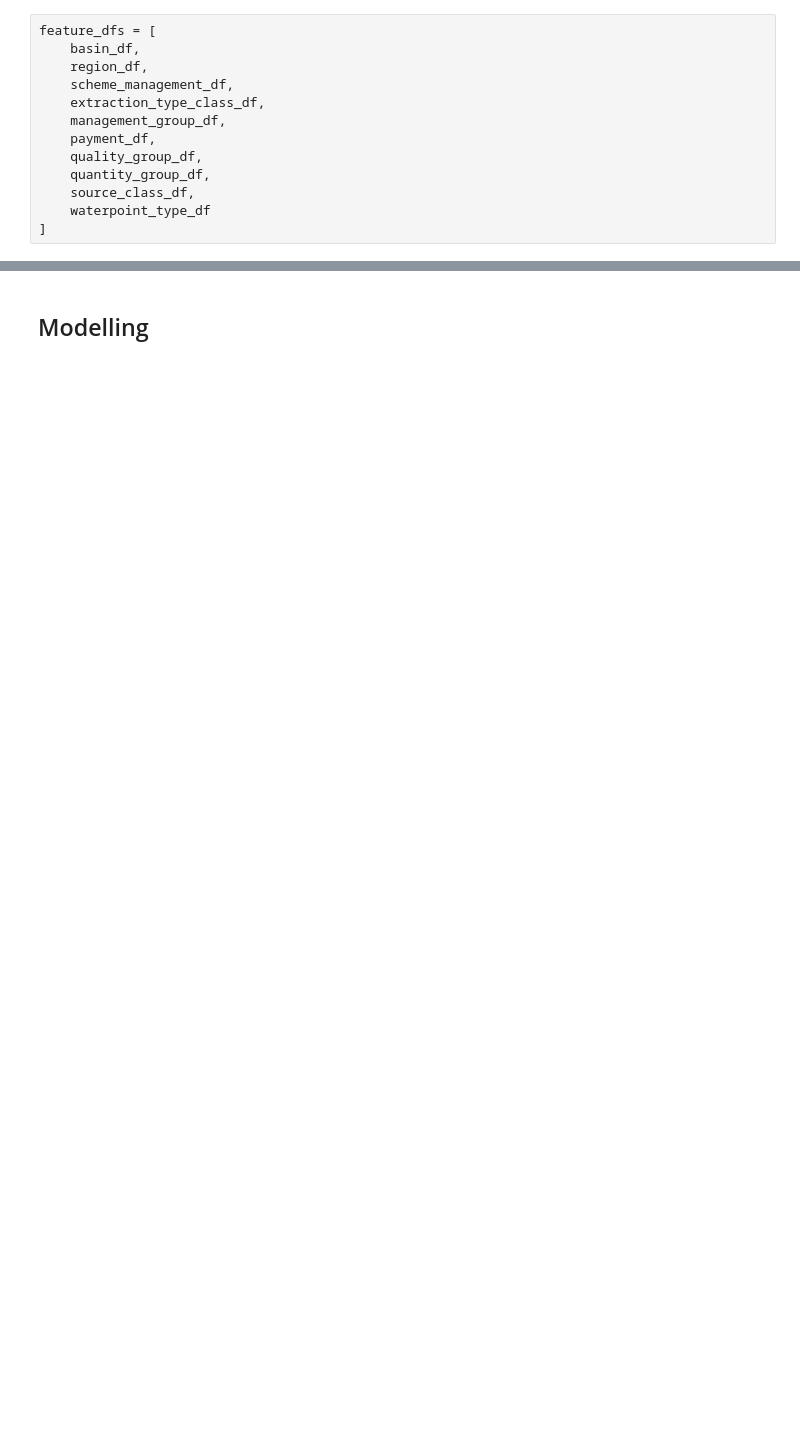
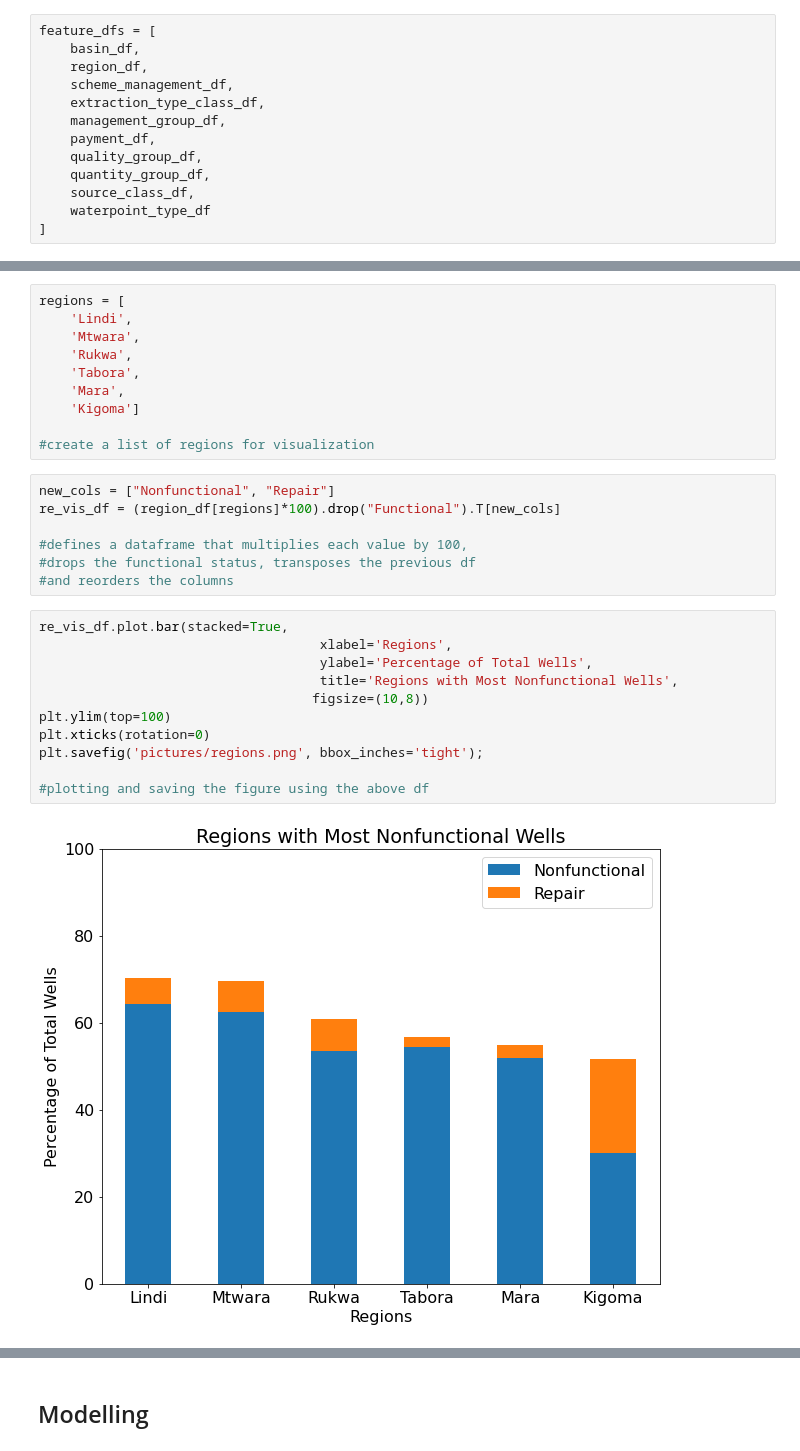
Before and after one commit to bmsienk/Tanzanian-Water-Pump-Analysis-with-Machine-Learning, a Jupyter notebook: Final_Analysis.ipynb, the cells around one changed output, grey strips where cells are left out. Drawn from its saved outputs; the diff is of its cells as text; blank space fills up the shorter version.

```diff
--- a/Final_Analysis.ipynb
+++ b/Final_Analysis.ipynb
@@ -320,0 +423,30 @@ memory usage: 7.3+ MB
+# %%
+regions = [
+    'Lindi',
+    'Mtwara',
+    'Rukwa',
+    'Tabora',
+    'Mara',
+    'Kigoma']
+
+#create a list of regions for visualization
+# %%
+new_cols = ["Nonfunctional", "Repair"]
+re_vis_df = (region_df[regions]*100).drop("Functional").T[new_cols]
+
+#defines a dataframe that multiplies each value by 100,
+#drops the functional status, transposes the previous df
+#and reorders the columns
+# %%
+re_vis_df.plot.bar(stacked=True,
+                                    xlabel='Regions',
+                                    ylabel='Percentage of Total Wells',
+                                    title='Regions with Most Nonfunctional Wells',
+                                   figsize=(10,8))
+plt.ylim(top=100)
+plt.xticks(rotation=0)
+plt.savefig('pictures/regions.png', bbox_inches='tight');
+
+#plotting and saving the figure using the above df
+# %% [output]
+[figure, added]
```
Also changed, not shown: parts of 66 cells of this notebook, 10 other files.
